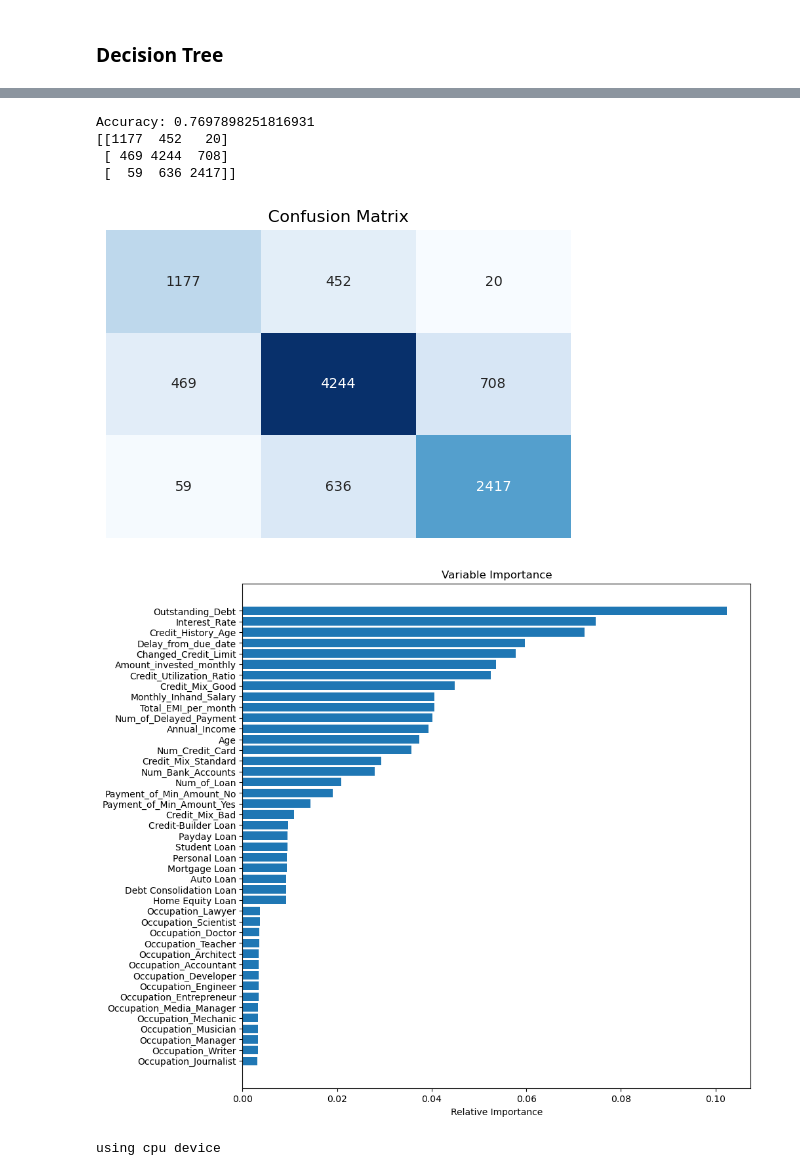
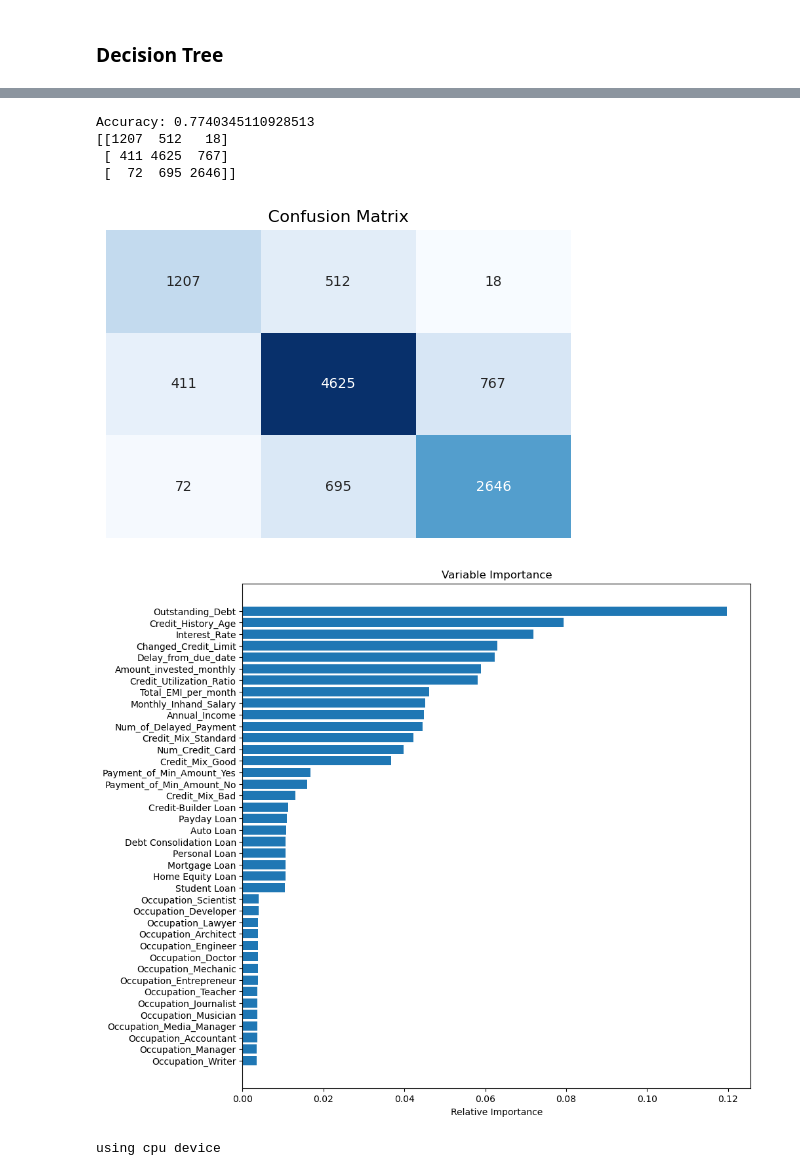
Before and after one commit to jhsieh731/pytorch_playground, a Jupyter notebook: credit/credit.ipynb, the cells around one changed output, grey strips where cells are left out. Saved outputs shown, nothing was run; the diff lists cells and outputs as text; code cells hidden in the pictures.

```diff
--- a/credit/credit.ipynb
+++ b/credit/credit.ipynb
@@ -16,12 +16,12 @@ df = train.dropna(axis=0, how='any') # figure out how to bootstrap
 df = df.drop(['ID', 'Customer_ID', 'Month', 'Name', 'SSN','Num_Credit_Inquiries', 'Payment_Behaviour'], axis=1)
 
 #Drop unimportant columns
-df = df.drop(['Monthly_Balance'], axis=1)
+df = df.drop(['Monthly_Balance', 'Num_of_Loan', 'Num_Bank_Accounts', 'Age'], axis=1)
 
 #Removing extra underscores from columns
-df['Age'] = df['Age'].str.replace('_', '')
+# df['Age'] = df['Age'].str.replace('_', '')
 df['Annual_Income'] = df['Annual_Income'].str.replace('_', '')
-df['Num_of_Loan'] = df['Num_of_Loan'].str.replace('_', '')
+# df['Num_of_Loan'] = df['Num_of_Loan'].str.replace('_', '')
 df['Num_of_Delayed_Payment'] = df['Num_of_Delayed_Payment'].str.replace('_', '')
 df['Changed_Credit_Limit'] = df['Changed_Credit_Limit'].str.replace('_', '')
 df['Outstanding_Debt'] = df['Outstanding_Debt'].str.replace('_', '')
@@ -30,7 +30,7 @@ df['Amount_invested_monthly'] = df['Amount_invested_monthly'].str.replace('_', '
 df = df.dropna(axis=0, how='any')
 
 
-df.drop(df[df['Occupation'] == '_______'].index, inplace=True)
+# df.drop(df[df['Occupation'] == '_______'].index, inplace=True)
 df.drop(df[df['Credit_Mix'] == '_'].index, inplace=True)
 df.drop(df[df['Changed_Credit_Limit'] == ''].index, inplace=True)
 df.drop(df[df['Payment_of_Min_Amount'] == 'NM'].index, inplace=True)
@@ -153,10 +153,10 @@ print(final_df.shape)
 # %%
 # Change variable types of columns
-final_df = final_df.astype({'Age': float, 'Annual_Income' : float, 'Num_of_Loan': float, 'Num_of_Delayed_Payment': float,'Changed_Credit_Limit': float, 'Outstanding_Debt': float, 'Amount_invested_monthly': float})
+final_df = final_df.astype({'Annual_Income' : float, 'Num_of_Delayed_Payment': float,'Changed_Credit_Limit': float, 'Outstanding_Debt': float, 'Amount_invested_monthly': float})
 # %%
-to_standardize = ['Num_Bank_Accounts', 'Annual_Income', 'Monthly_Inhand_Salary', 'Changed_Credit_Limit', 'Outstanding_Debt', 'Credit_Utilization_Ratio',
-              'Total_EMI_per_month', 'Amount_invested_monthly', 'Monthly_Balance', 'Num_Credit_Card', 'Interest_Rate', 'Num_of_Loan', 'Delay_from_due_date',
-              'Num_of_Delayed_Payment', 'Age', 'Credit_History_Age']
+to_standardize = ['Annual_Income', 'Monthly_Inhand_Salary', 'Changed_Credit_Limit', 'Outstanding_Debt', 'Credit_Utilization_Ratio',
+              'Total_EMI_per_month', 'Amount_invested_monthly', 'Monthly_Balance', 'Num_Credit_Card', 'Interest_Rate', 'Delay_from_due_date',
+              'Num_of_Delayed_Payment', 'Credit_History_Age']
 pd.set_option('display.max_columns', None)
 for col in final_df.columns:
     if col in to_standardize:
@@ -245,11 +245,11 @@ sns.heatmap(cm, annot=True, cmap='Blues', fmt='g', xticklabels=False, yticklabel
 plt.title('Confusion Matrix')
 plt.show()
 # %% [output]
-Accuracy: 0.7697898251816931
-[[1177  452   20]
- [ 469 4244  708]
- [  59  636 2417]]
+Accuracy: 0.7740345110928513
+[[1207  512   18]
+ [ 411 4625  767]
+ [  72  695 2646]]
-[figure, old version]
+[figure, new version]
 # %%
 # from sklearn import neighbors
 # # Create a KNN classifier and fit it to the training data
@@ -287,37 +287,37 @@ training_data = list(zip(map(to_float, x_train), y_train))
 test_data = list(zip(map(to_float, x_test), y_test))
 # %%
 # Feature Selection
-features = np.array(['Age', 'Annual_Income', 'Monthly_Inhand_Salary', 'Num_Bank_Accounts',
-'Num_Credit_Card', 'Interest_Rate', 'Num_of_Loan', 'Delay_from_due_date',
+features = np.array(['Annual_Income', 'Monthly_Inhand_Salary',
+'Num_Credit_Card', 'Interest_Rate', 'Delay_from_due_date',
 'Num_of_Delayed_Payment', 'Changed_Credit_Limit', 'Outstanding_Debt',
 'Credit_Utilization_Ratio', 'Total_EMI_per_month',
 'Amount_invested_monthly',
 'Personal Loan', 'Auto Loan', 'Mortgage Loan', 'Credit-Builder Loan',
 'Debt Consolidation Loan', 'Student Loan', 'Payday Loan', 'Home Equity Loan',
 'Credit_History_Age', 'Occupation_Accountant', 'Occupation_Architect',
 'Occupation_Developer', 'Occupation_Doctor', 'Occupation_Engineer',
 'Occupation_Entrepreneur', 'Occupation_Journalist', 'Occupation_Lawyer',
 'Occupation_Manager', 'Occupation_Mechanic', 'Occupation_Media_Manager',
 'Occupation_Musician', 'Occupation_Scientist', 'Occupation_Teacher',
 'Occupation_Writer', 'Credit_Mix_Bad', 'Credit_Mix_Good',
 'Credit_Mix_Standard', 'Payment_of_Min_Amount_No',
 'Payment_of_Min_Amount_Yes'])
 
 clf = ensemble.RandomForestClassifier()
 clf.fit(final_df[features], final_df['Credit_Score'])
 
 importances = clf.feature_importances_
 sorted_idx = np.argsort(importances)
 
 padding = np.arange(len(features)) + 0.5
 plt.figure(figsize=(10, 10))
 plt.barh(padding, importances[sorted_idx], align='center')
 plt.yticks(padding, features[sorted_idx])
 plt.xlabel("Relative Importance")
 plt.title("Variable Importance")
 plt.show()
 # %% [output]
-[figure, old version]
+[figure, new version]
 # %%
 from torch import nn
 from torchvision import transforms
```
Also changed, not shown: parts of 6 cells of this notebook.
